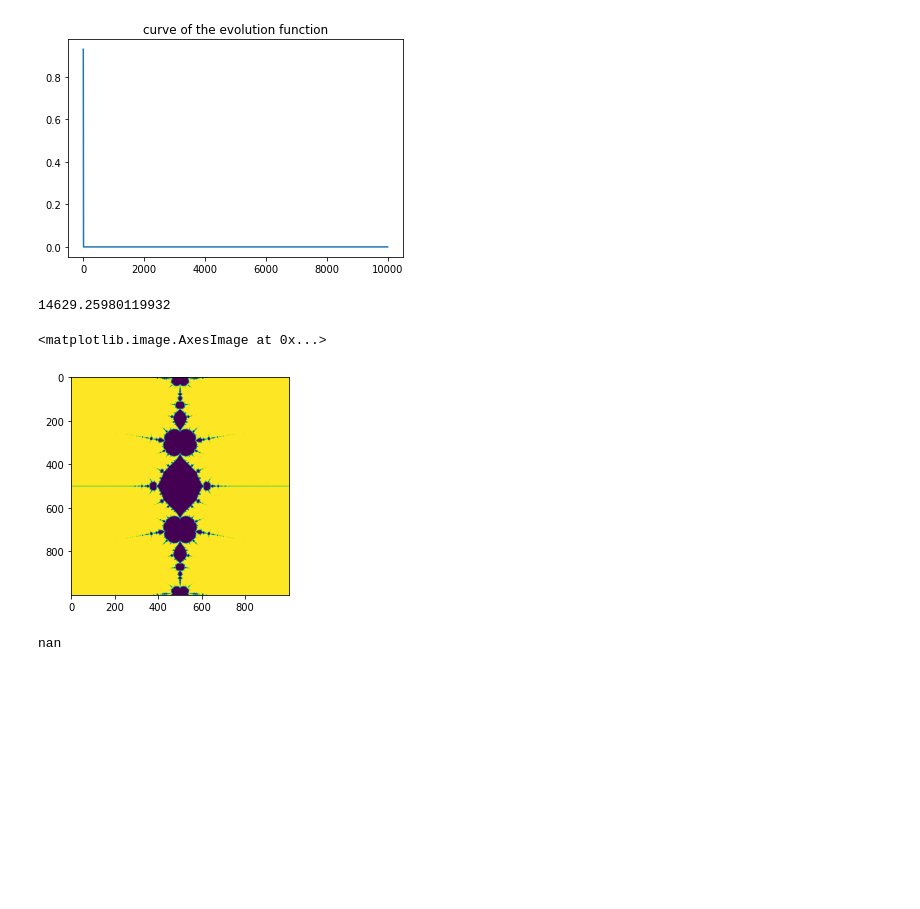
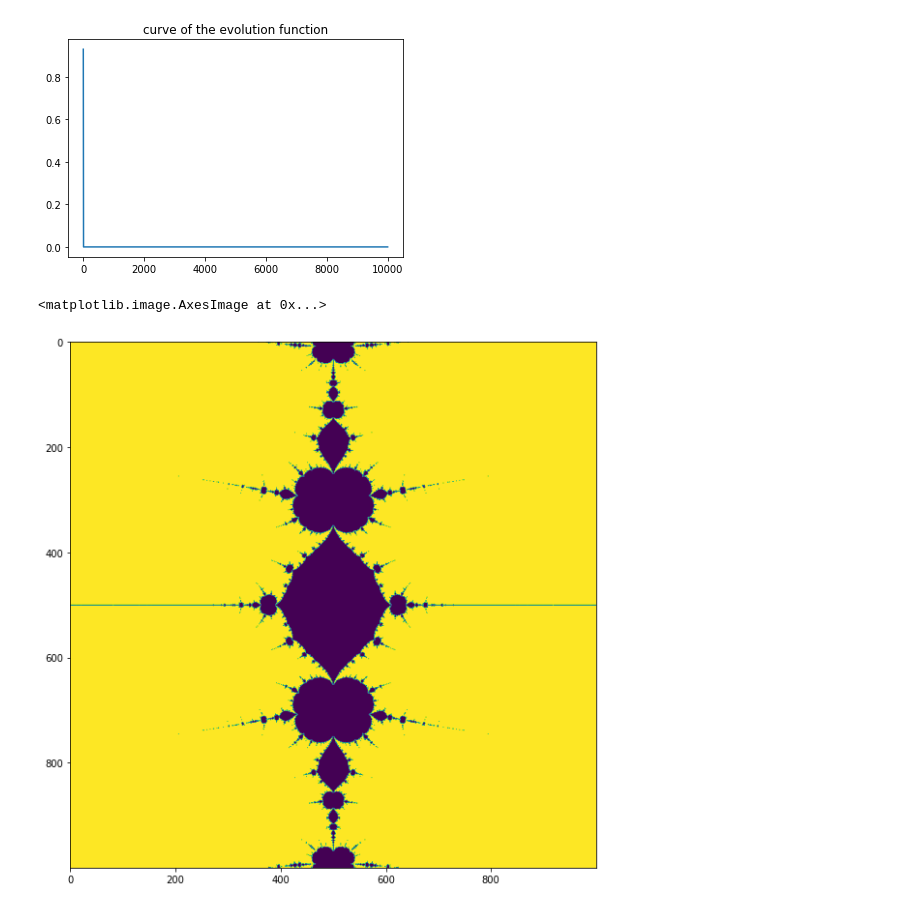
Before and after one commit to gggliuye/for_fun, a Jupyter notebook: ChaosTest.ipynb, the cells around one changed output. Cells and saved outputs as stored; diff of their text form; code cells hidden in the pictures; blank space fills up the shorter version.

```diff
--- a/ChaosTest.ipynb
+++ b/ChaosTest.ipynb
@@ -68,41 +71,29 @@ def draw_curve(fcn, n=100):
 draw_curve(evolute_fcn, 1e4)
 # %% [output]
 [figure]
-# %%
-result_t = result.copy()
-result_t[np.logical_not(np.isnan(result_t))].max()
-# %% [output]
-14629.25980119932
-# %%
-result_t = result.copy()
-result_t[result_t>14629.25980119932] =14629.25980119932
-result_t[np.isnan(result_t)] =14629.25980119932
-plt.imshow(result_t)
-# %% [output]
-<matplotlib.image.AxesImage at 0x...>
-[figure, removed]
-# %%
-result.max()
-# %% [output]
-nan
 # %%
 def get_mandelbrot(fcn, n_size = 1000, n_iter = 1000):
     v_min = -5
     v_max = 5
     max_value = 100
     result = np.empty([n_size, n_size]).astype(complex)
     for real_int in range(n_size):
         for img_int in range(n_size):
             real = v_min + (v_max-v_min)*real_int/n_size
             img = v_min + (v_max-v_min)*img_int/n_size
             result[real_int, img_int] = np.complex(real, img)
 
     for i in range(n_iter) :
         result = fcn(result)
+
     max_value = result[np.logical_not(np.isnan(result))].max()
     result[result>max_value] = max_value
     result[np.isnan(result)] = max_value
     return np.power(result.real, 2) + np.power(result.imag, 2)
 
 result = get_mandelbrot(evolute_fcn, 1000, 100)
+plt.figure(figsize=(10,10))
 plt.imshow(result)
+# %% [output]
+<matplotlib.image.AxesImage at 0x...>
+[figure, added]
```
Also changed, not shown: parts of 1 cell of this notebook.
